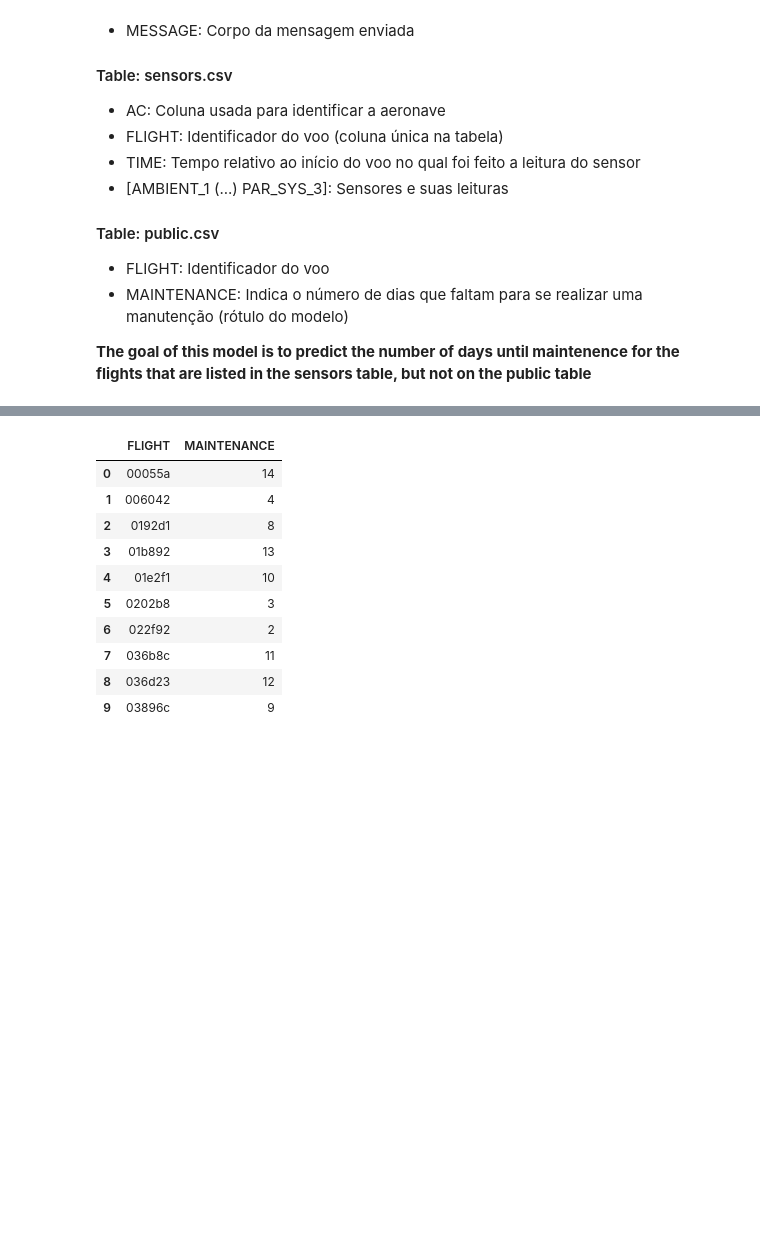
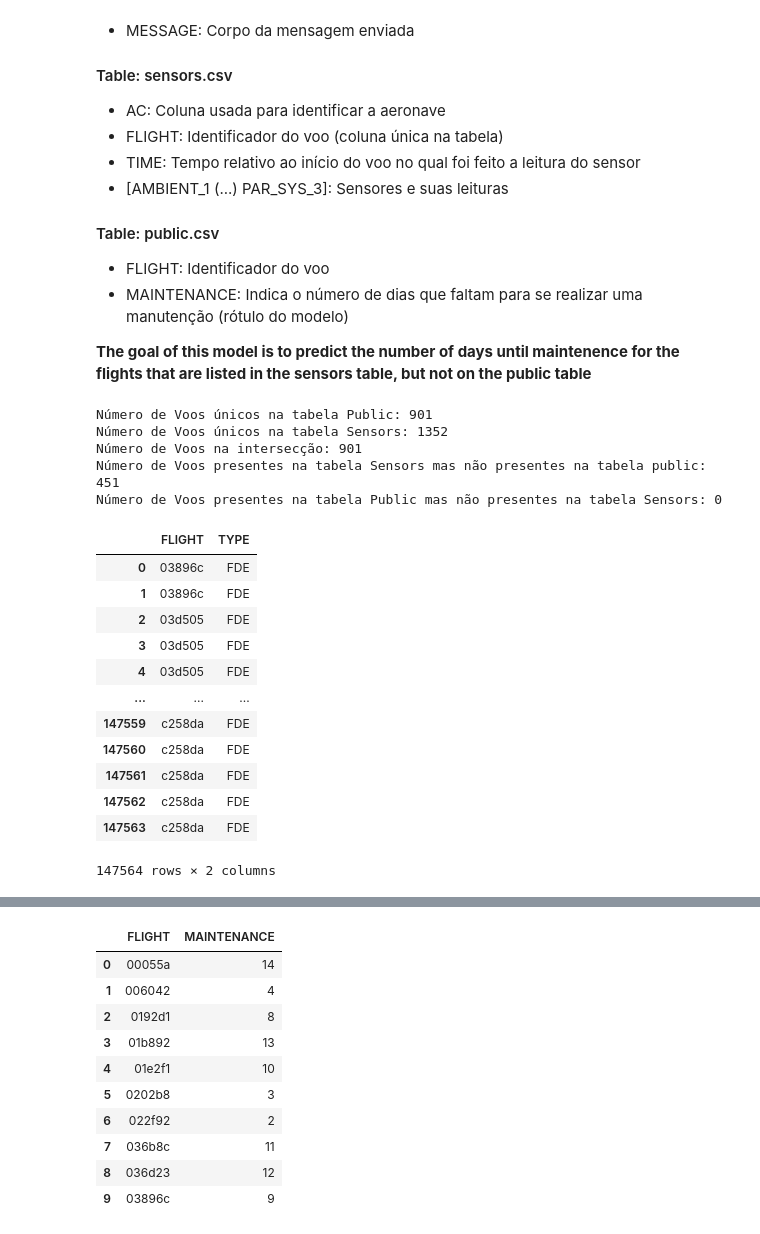
Before and after one commit to aamdias/ITA_DSChallenge2020, a Jupyter notebook: EDA.ipynb, the cells around one changed output, grey strips where cells are left out. Saved outputs shown, nothing was run; the diff lists cells and outputs as text; code cells hidden in the pictures; blank space fills up the shorter version.

```diff
--- a/EDA.ipynb
+++ b/EDA.ipynb
@@ -38,3 +38,20 @@ public = pd.read_csv('databases/public.csv')
  - MAINTENANCE: Indica o número de dias que faltam para se realizar uma manutenção (rótulo do modelo)
 
 __The goal of this model is to predict the number of days until maintenence for the flights that are listed in the sensors table, but not on the public table__
+# %%
+# Analisando a intersecção dos voos
+public_flights = set(public['FLIGHT'].unique())
+sensors_flights = set(sensors['FLIGHT'].unique())
+
+intersec = list(sensors_flights.intersection(public_flights))
+print("Número de Voos únicos na tabela Public:" , len(public_flights))
+print("Número de Voos únicos na tabela Sensors:", len(sensors_flights))
+print("Número de Voos na intersecção:", len(intersec))
+print("Número de Voos presentes na tabela Sensors mas não presentes na tabela public:", len(sensors_flights) - len(intersec))
+print("Número de Voos presentes na tabela Public mas não presentes na tabela Sensors:", len(public_flights) - len(intersec))
+# %% [output]
+Número de Voos únicos na tabela Public: 901
+Número de Voos únicos na tabela Sensors: 1352
+Número de Voos na intersecção: 901
+Número de Voos presentes na tabela Sensors mas não presentes na tabela public: 451
+Número de Voos presentes na tabela Public mas não presentes na tabela Sensors: 0
@@ -40,0 +75,16 @@ __The goal of this model is to predict the number of days until maintenence for
+# %%
+msg_red
+# %% [output]
+|  | FLIGHT | TYPE |
+| 0 | 03896c | FDE |
+| 1 | 03896c | FDE |
+| 2 | 03d505 | FDE |
+| 3 | 03d505 | FDE |
+| 4 | 03d505 | FDE |
+| ... | ... | ... |
+| 147559 | c258da | FDE |
+| 147560 | c258da | FDE |
+| 147561 | c258da | FDE |
+| 147562 | c258da | FDE |
+| 147563 | c258da | FDE |
+147564 rows × 2 columns
```
Also changed, not shown: parts of 3 cells of this notebook, 4 other files.
